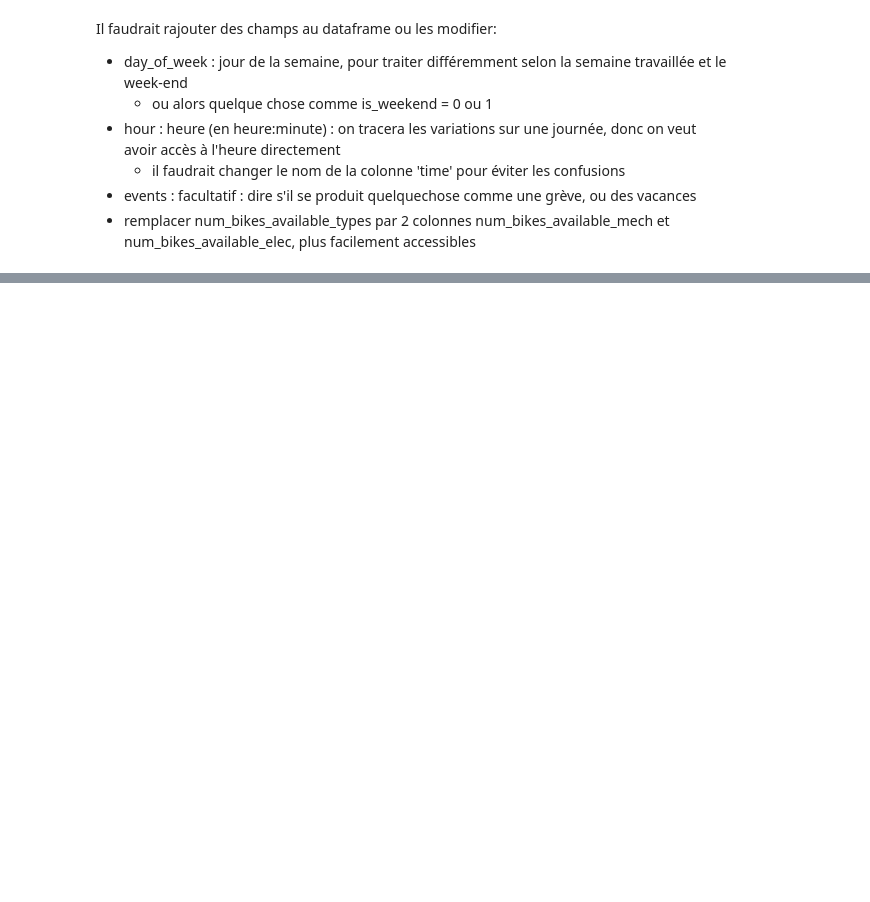
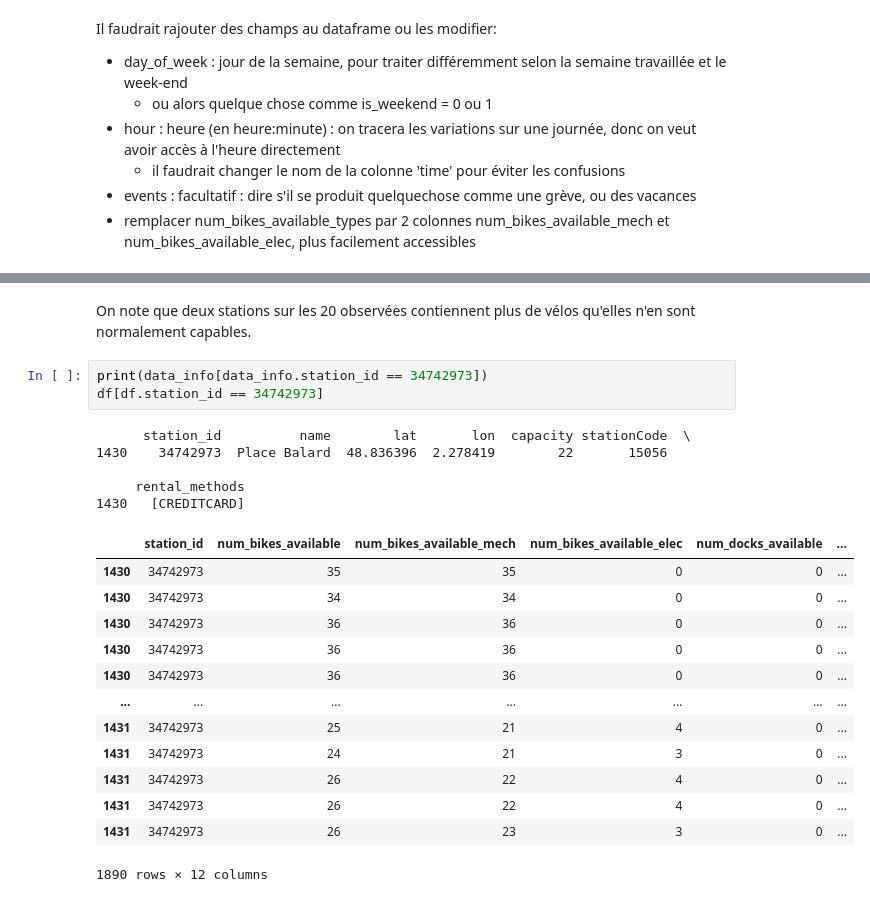
Before and after one commit to OFloyd/formation_greta, a Jupyter notebook: projet/premiere_analyse.ipynb, the cells around one changed output, grey strips where cells are left out. Cells and saved outputs as stored; diff of their text form; blank space fills up the shorter version.

```diff
--- a/projet/premiere_analyse.ipynb
+++ b/projet/premiere_analyse.ipynb
@@ -376,0 +415,24 @@ is_renting est visiblement toujours égal à is_returning
+# %% [markdown]
+On note que deux stations sur les 20 observées contiennent plus de vélos qu'elles n'en sont normalement capables.
+# %%
+print(data_info[data_info.station_id == 34742973])
+df[df.station_id == 34742973]
+# %% [output]
+      station_id          name        lat       lon  capacity stationCode  \
+1430    34742973  Place Balard  48.836396  2.278419        22       15056
+
+     rental_methods
+1430   [CREDITCARD]
+|  | station_id | num_bikes_available | num_bikes_available_mech | num_bikes_available_elec | num_docks_available | ... |
+| 1430 | 34742973 | 35 | 35 | 0 | 0 | ... |
+| 1430 | 34742973 | 34 | 34 | 0 | 0 | ... |
+| 1430 | 34742973 | 36 | 36 | 0 | 0 | ... |
+| 1430 | 34742973 | 36 | 36 | 0 | 0 | ... |
+| 1430 | 34742973 | 36 | 36 | 0 | 0 | ... |
+| ... | ... | ... | ... | ... | ... | ... |
+| 1431 | 34742973 | 25 | 21 | 4 | 0 | ... |
+| 1431 | 34742973 | 24 | 21 | 3 | 0 | ... |
+| 1431 | 34742973 | 26 | 22 | 4 | 0 | ... |
+| 1431 | 34742973 | 26 | 22 | 4 | 0 | ... |
+| 1431 | 34742973 | 26 | 23 | 3 | 0 | ... |
+1890 rows × 12 columns
```
Also changed, not shown: parts of 21 cells of this notebook, 2 other files.
